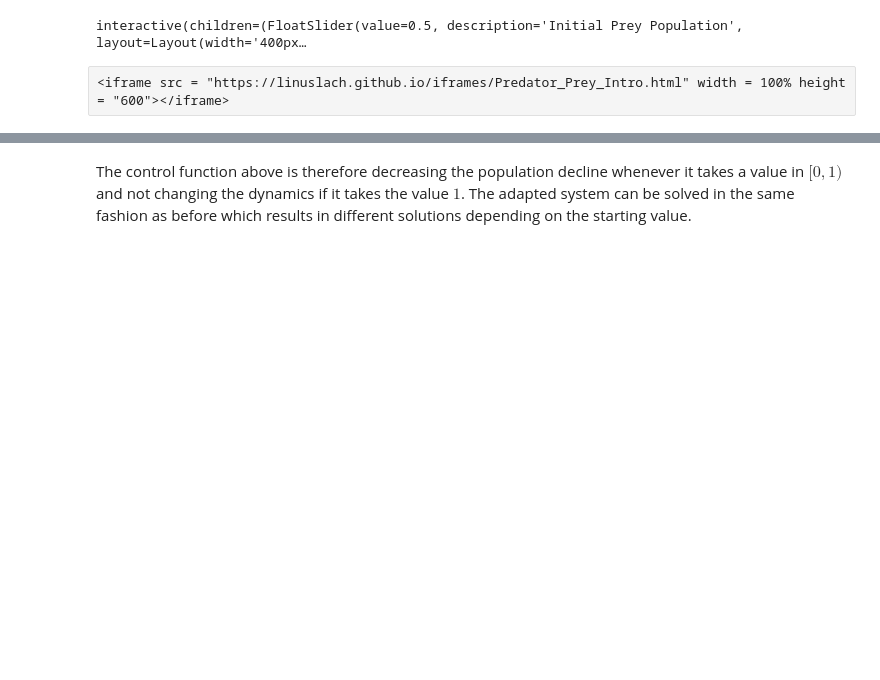
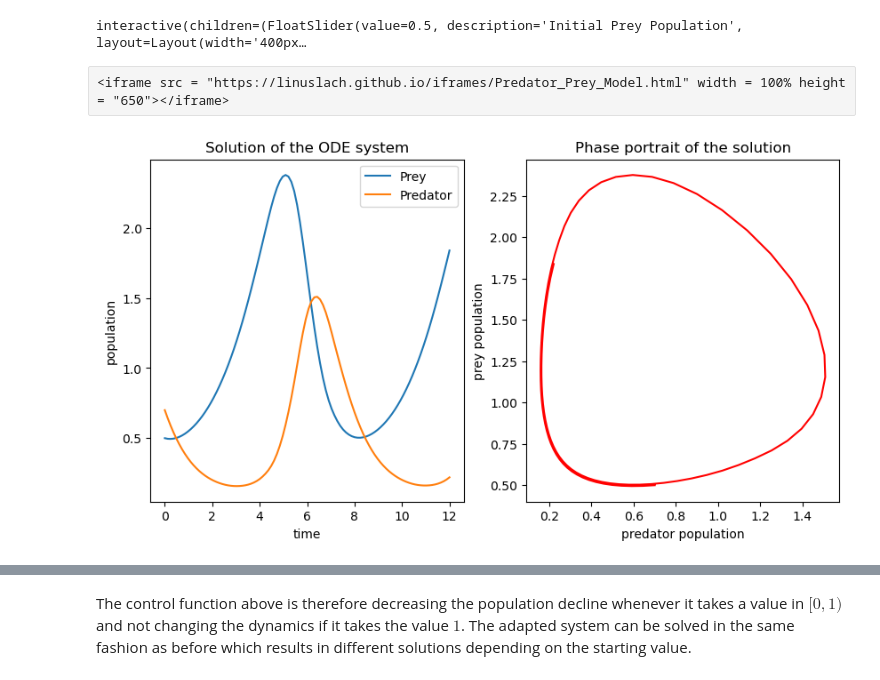
Before and after one commit to LinusLach/Blog, a Jupyter notebook: posts/post-with-code/Optimal-Control/Predator_Prey_Intro.ipynb, the cells around one changed output, grey strips where cells are left out. Drawn from its saved outputs; the diff is of its cells as text; code cells hidden in the pictures; blank space fills up the shorter version.

```diff
--- a/posts/post-with-code/Optimal-Control/Predator_Prey_Intro.ipynb
+++ b/posts/post-with-code/Optimal-Control/Predator_Prey_Intro.ipynb
@@ -66,8 +66,12 @@ slid2 = widgets.FloatSlider(description = 'Initial Predator Population',min=0, m
 interact(plot_pp, a= slid1 ,b=slid2);
 # %% [output]
 interactive(children=(FloatSlider(value=0.5, description='Initial Prey Population', layout=Layout(width='400px…
-# %% [raw]
-<iframe src = "https://linuslach.github.io/iframes/Predator_Prey_Intro.html" width = 100% height = "600"></iframe>
+# %% [raw]
+<iframe src = "https://linuslach.github.io/iframes/Predator_Prey_Model.html" width = 100% height = "650"></iframe>
+# %%
+plot_pp(a=0.5,b=0.7)
+# %% [output]
+[figure, added]
 # %% [markdown]
 Recall that the goal is to stabilize both populations over time and eventually have both populations approaching the same value. Given the evolution of the model, the idea is to introduce some sort of control function that either additionally increases or decreases the population evolution in order achieve the goal. In our given model we can incorporate such a function as follows.
 \begin{align*}
```
Also changed, not shown: parts of 11 cells of this notebook, 4 other files.
